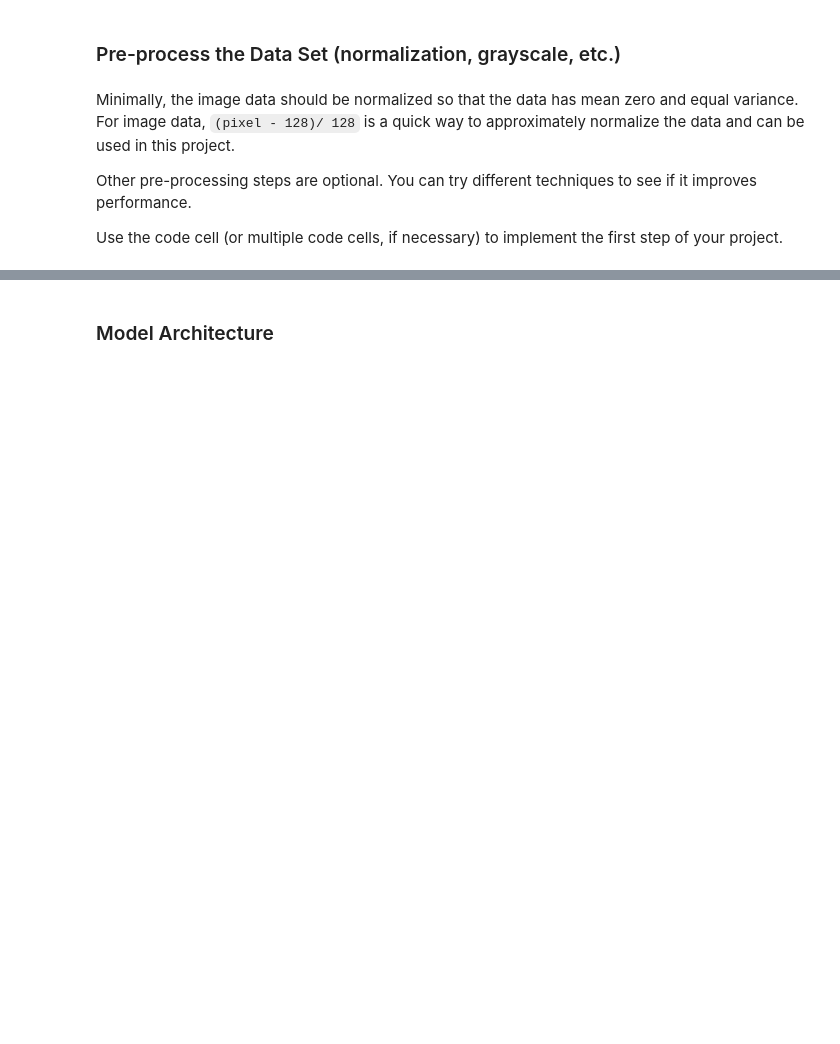
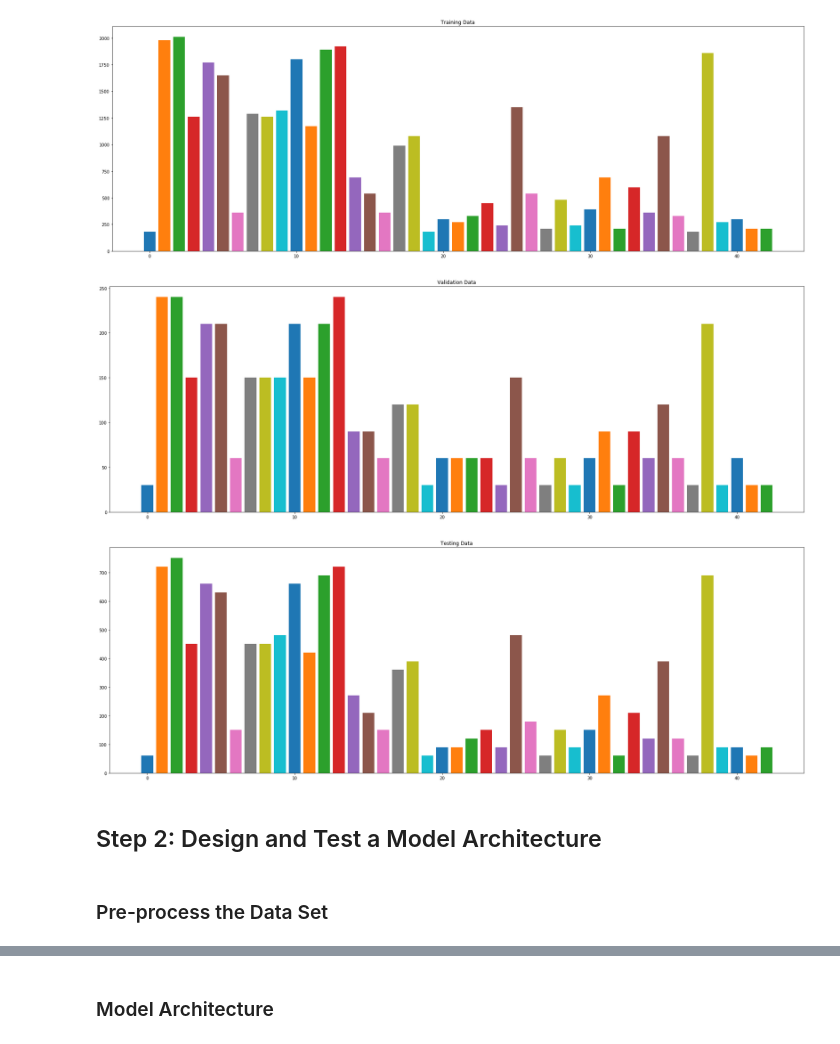
Before and after one commit to KarimDahawy/Traffic-Sign-Classifier, a Jupyter notebook: Traffic_Sign_Classifier.ipynb, the cells around one changed output, grey strips where cells are left out. Saved outputs shown, nothing was run; the diff lists cells and outputs as text; code cells hidden in the pictures; blank space fills up the shorter version.

```diff
--- a/Traffic_Sign_Classifier.ipynb
+++ b/Traffic_Sign_Classifier.ipynb
@@ -113,8 +92,31 @@ Here is an example of a [published baseline model on this problem](http://yann.l
+# %%
+#Plotting the number of samples
+
+plt.figure(figsize=(30,10))
+plt.title("Training Data")
+for index in range(n_classes):
+    label = np.where(y_train==index)
+    plt.bar(index,len(y_train[label]))
+plt.show()
+
+plt.figure(figsize=(30,10))
+plt.title("Validation Data")
+for index in range(n_classes):
+    label = np.where(y_valid==index)
+    plt.bar(index,len(y_valid[label]))
+plt.show()
+
+plt.figure(figsize=(30,10))
+plt.title("Testing Data")
+for index in range(n_classes):
+    label = np.where(y_test==index)
+    plt.bar(index,len(y_test[label]))
+plt.show()
+# %% [output]
+[figure, added]
+[figure, added]
+[figure, added]
+# %% [markdown]
+## Step 2: Design and Test a Model Architecture
 # %% [markdown]
-### Pre-process the Data Set (normalization, grayscale, etc.)
+### Pre-process the Data Set
-# %% [markdown]
-Minimally, the image data should be normalized so that the data has mean zero and equal variance. For image data, `(pixel - 128)/ 128` is a quick way to approximately normalize the data and can be used in this project.
-
-Other pre-processing steps are optional. You can try different techniques to see if it improves performance.
-
-Use the code cell (or multiple code cells, if necessary) to implement the first step of your project.
```
Also changed, not shown: parts of 46 cells of this notebook, 21 other files.
